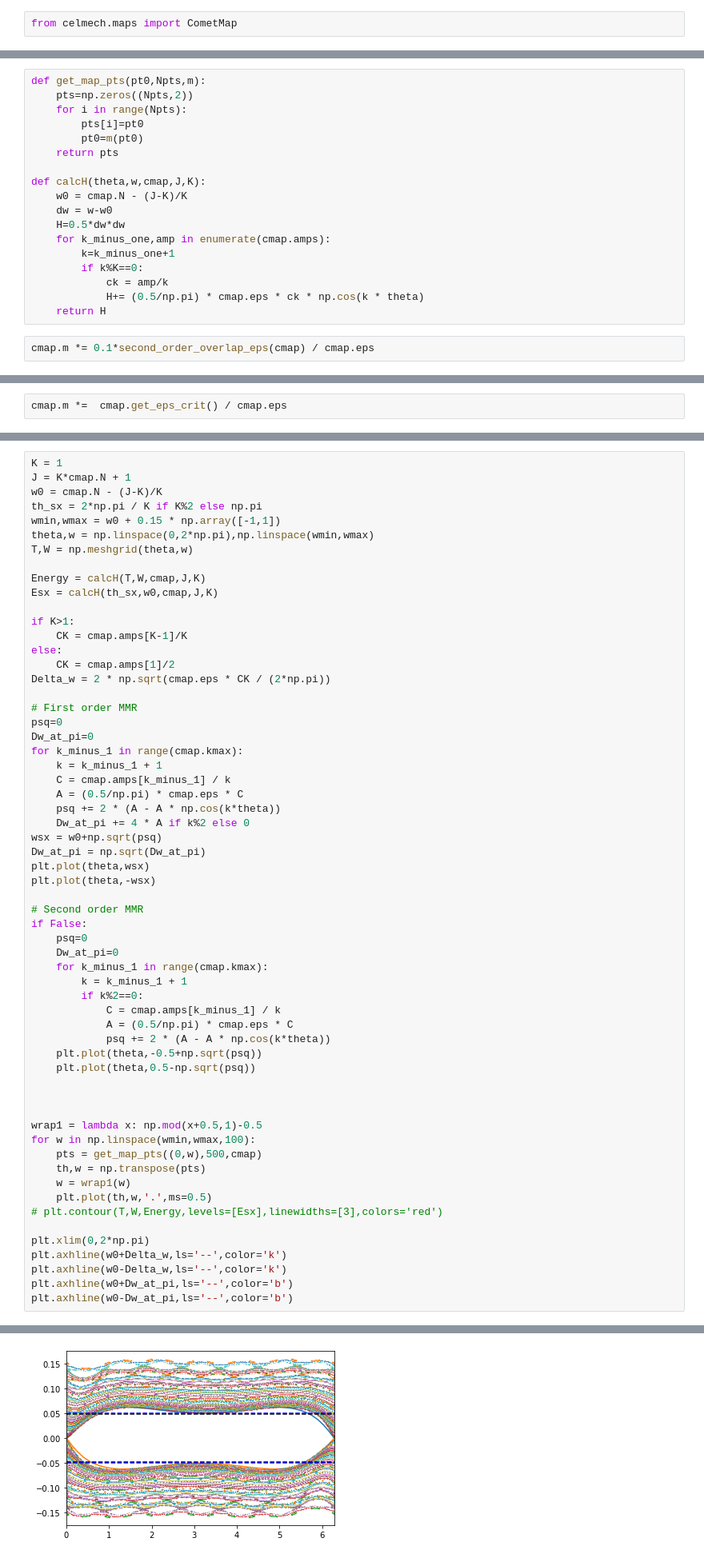
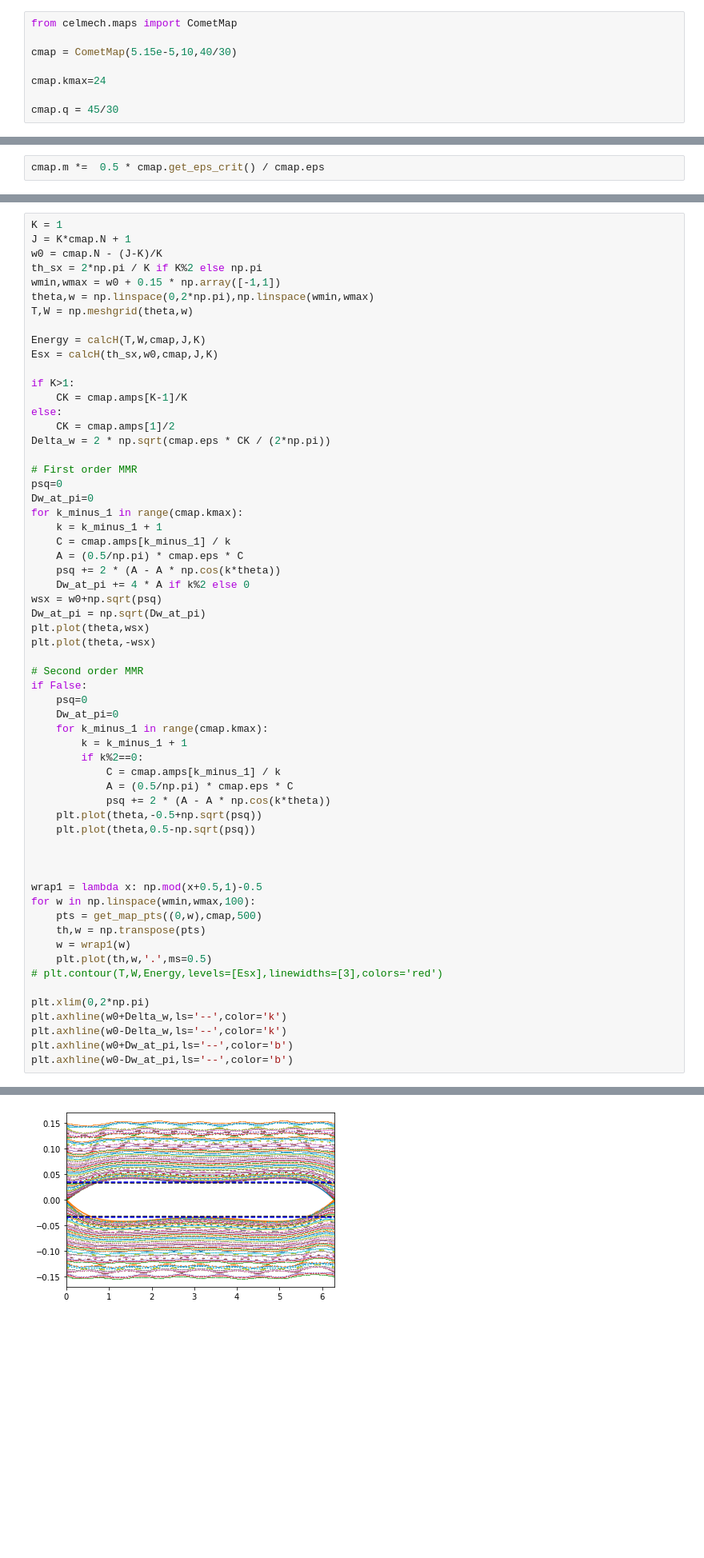
Before and after one commit to shadden/encounter_map_and_instability_timescale, a Jupyter notebook: notebooks/MEGNO_result_Plot.ipynb, the cells around one changed output, grey strips where cells are left out. Shown at 80% size. Saved outputs shown, nothing was run; the diff lists cells and outputs as text; blank space fills up the shorter version.

```diff
--- a/notebooks/MEGNO_result_Plot.ipynb
+++ b/notebooks/MEGNO_result_Plot.ipynb
@@ -7,3 +7,9 @@ srcdir = "/fs/lustre/cita/hadden/03_comet_diffusion/01_MEGNO_grid/megno_grids/"
 # Check width calculation
 # %%
 from celmech.maps import CometMap
+
+cmap = CometMap(5.15e-5,10,40/30)
+
+cmap.kmax=24
+
+cmap.q = 45/30
@@ -29,20 +15,0 @@ def second_order_overlap_eps(cmap):
-# %%
-def get_map_pts(pt0,Npts,m):
-    pts=np.zeros((Npts,2))
-    for i in range(Npts):
-        pts[i]=pt0
-        pt0=m(pt0)
-    return pts
-
-def calcH(theta,w,cmap,J,K):
-    w0 = cmap.N - (J-K)/K
-    dw = w-w0
-    H=0.5*dw*dw
-    for k_minus_one,amp in enumerate(cmap.amps):
-        k=k_minus_one+1
-        if k%K==0:
-            ck = amp/k
-            H+= (0.5/np.pi) * cmap.eps * ck * np.cos(k * theta)
-    return H
-# %%
-cmap.m *= 0.1*second_order_overlap_eps(cmap) / cmap.eps
@@ -49,2 +31,2 @@ cmap.m *= 0.1*second_order_overlap_eps(cmap) / cmap.eps
 # %%
-cmap.m *=  cmap.get_eps_crit() / cmap.eps
+cmap.m *=  0.5 * cmap.get_eps_crit() / cmap.eps
@@ -82,34 +68,34 @@ plt.plot(theta,-wsx)
 
 # Second order MMR
 if False:
     psq=0
     Dw_at_pi=0
     for k_minus_1 in range(cmap.kmax):
         k = k_minus_1 + 1
         if k%2==0:
             C = cmap.amps[k_minus_1] / k
             A = (0.5/np.pi) * cmap.eps * C
             psq += 2 * (A - A * np.cos(k*theta))
     plt.plot(theta,-0.5+np.sqrt(psq))
     plt.plot(theta,0.5-np.sqrt(psq))
 
 
 
 wrap1 = lambda x: np.mod(x+0.5,1)-0.5
 for w in np.linspace(wmin,wmax,100):
-    pts = get_map_pts((0,w),500,cmap)
+    pts = get_map_pts((0,w),cmap,500)
     th,w = np.transpose(pts)
     w = wrap1(w)
     plt.plot(th,w,'.',ms=0.5)
 # plt.contour(T,W,Energy,levels=[Esx],linewidths=[3],colors='red')
 
 plt.xlim(0,2*np.pi)
 plt.axhline(w0+Delta_w,ls='--',color='k')
 plt.axhline(w0-Delta_w,ls='--',color='k')
 plt.axhline(w0+Dw_at_pi,ls='--',color='b')
 plt.axhline(w0-Dw_at_pi,ls='--',color='b')
 # %% [output]
 <matplotlib.lines.Line2D at 0x...>
-[figure, old version]
+[figure, new version]
 # %% [markdown]
 # Make theory curve
```
Also changed, not shown: parts of 15 cells of this notebook, 1 other file.
